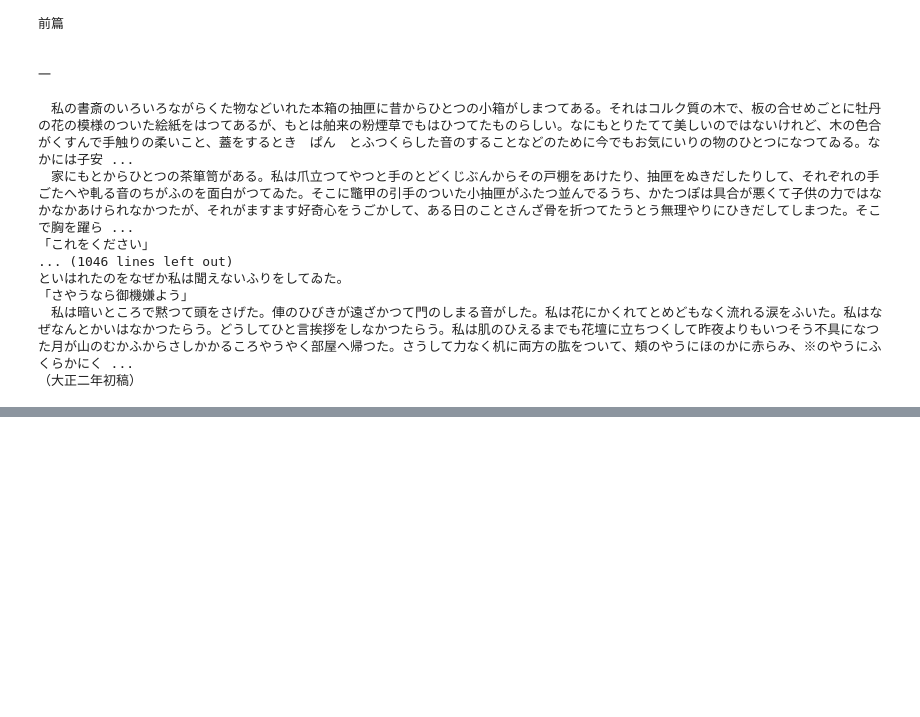
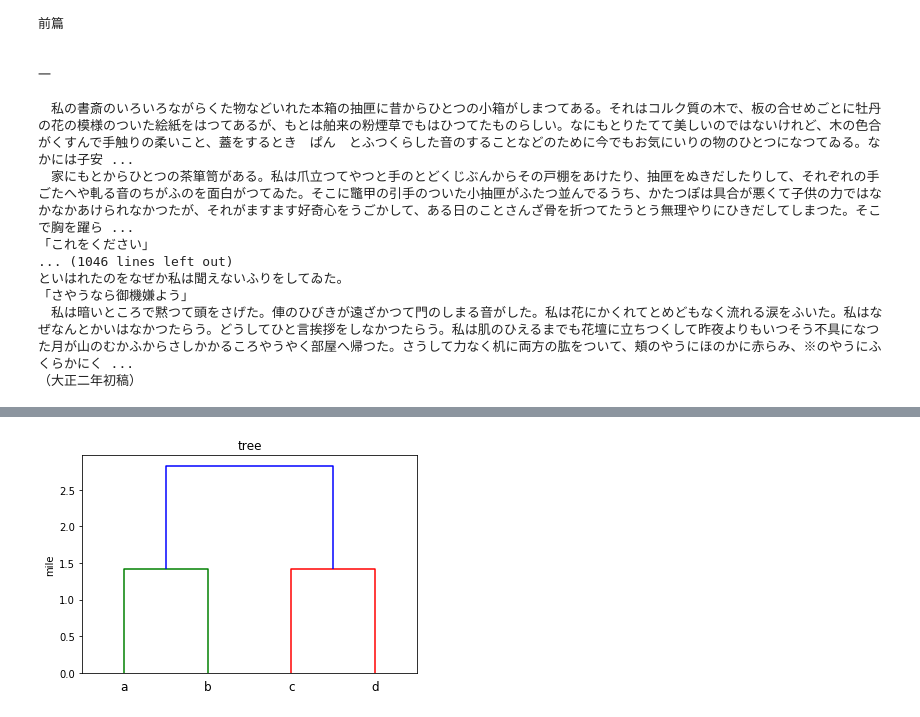
Before and after one commit to leica19/jupyter, a Jupyter notebook: マイニング.ipynb, the cells around one changed output, grey strips where cells are left out. Drawn from its saved outputs; the diff is of its cells as text; code cells hidden in the pictures; blank space fills up the shorter version.

```diff
--- a/マイニング.ipynb
+++ b/マイニング.ipynb
@@ -86,0 +233,19 @@ for u in aozora.read():
+# %%
+
+# -*- coding: utf-8 -*-
+# リスト 3-6 SciPy パッケージを使った階層的クラスタリングのプログラム例
+import numpy as np
+from scipy.cluster.hierarchy import dendrogram, linkage
+from scipy.spatial.distance import pdist
+import matplotlib.pyplot as plt
+X = np.array([[1,2], [2,1], [3,4], [4,3]])
+Z = linkage(X, 'single')  # Ward法を使うならば'single'の代わりに'ward'を指定する
+dendrogram(
+    Z,
+    labels = ['a', 'b', 'c', 'd']
+)
+plt.title('tree')
+plt.ylabel('mile')
+plt.show()
+# %% [output]
+[figure, added]
```
Also changed, not shown: parts of 15 cells of this notebook.
